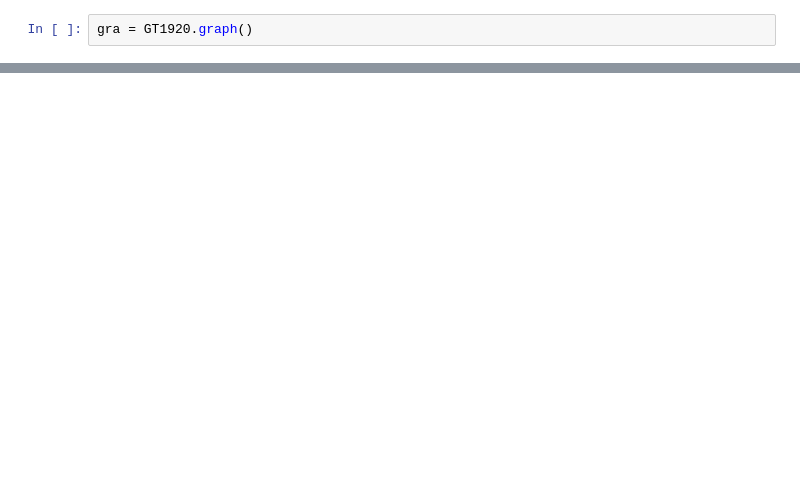
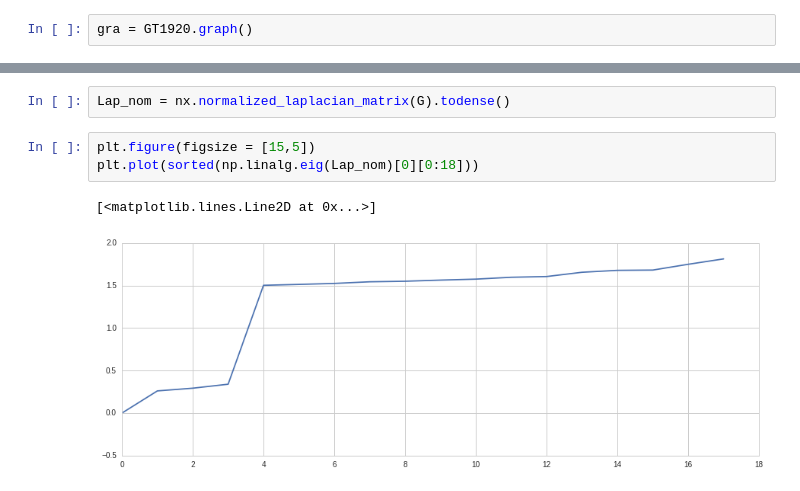
Before and after one commit to mydu/bilateral-vis, a Jupyter notebook: data-processing.ipynb, the cells around one changed output, grey strips where cells are left out. Drawn from its saved outputs; the diff is of its cells as text; blank space fills up the shorter version.

```diff
--- a/data-processing.ipynb
+++ b/data-processing.ipynb
@@ -47,0 +135,8 @@ nx.draw_spectral(gra)
+# %%
+Lap_nom = nx.normalized_laplacian_matrix(G).todense()
+# %%
+plt.figure(figsize = [15,5])
+plt.plot(sorted(np.linalg.eig(Lap_nom)[0][0:18]))
+# %% [output]
+[<matplotlib.lines.Line2D at 0x...>]
+[figure, added]
```
Also changed, not shown: parts of 14 cells of this notebook, 1 other file.
